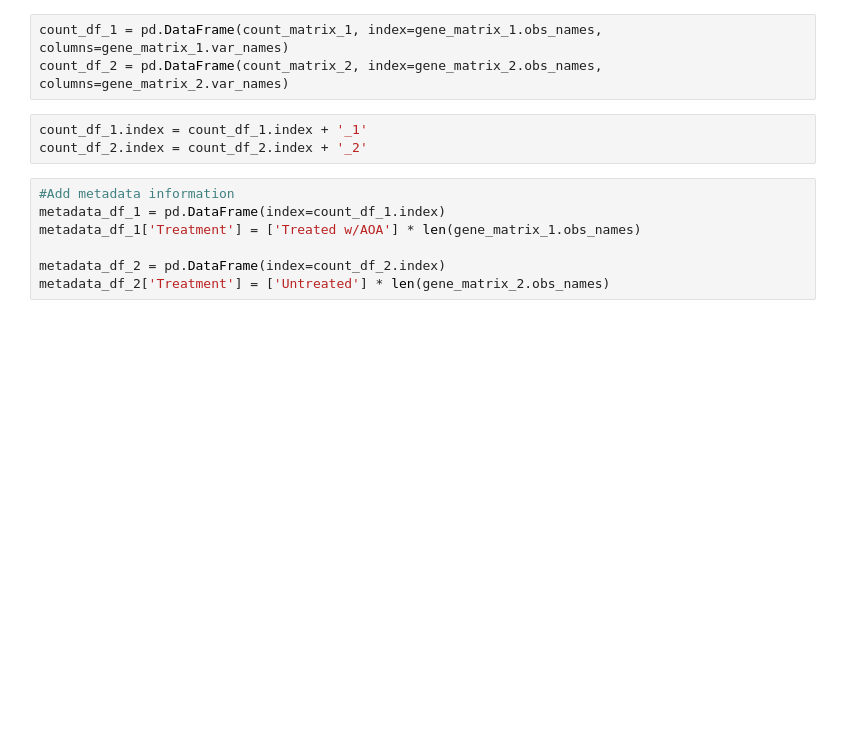
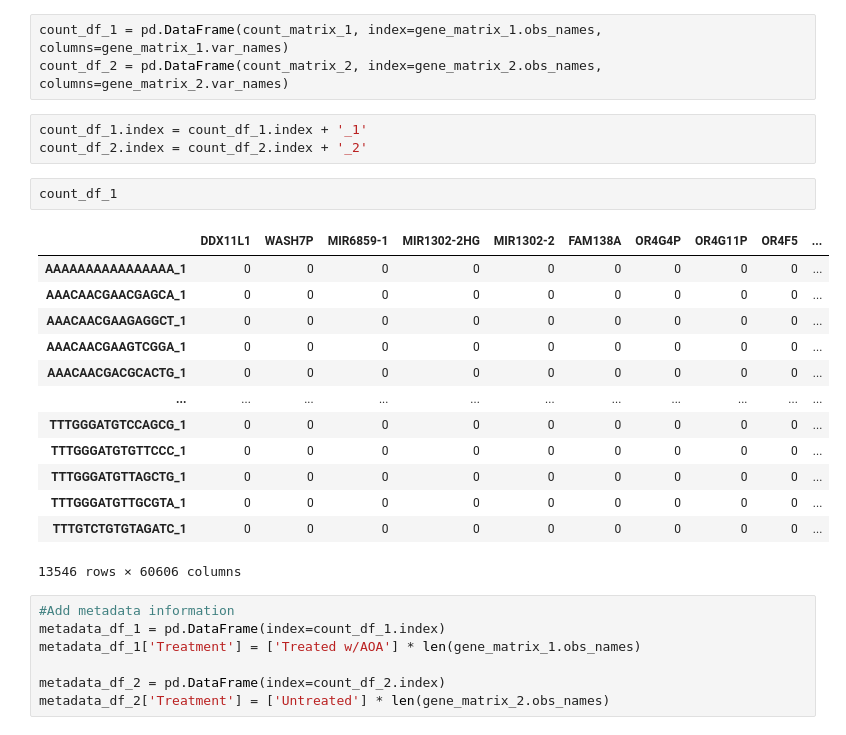
Before and after one commit to Droslj/scATAC-seq-complete-, a Jupyter notebook: scATAC_seq_(1)_DA_PyDESeq2.ipynb, the cells around one changed output. Drawn from its saved outputs; the diff is of its cells as text; blank space fills up the shorter version.

```diff
--- a/scATAC_seq_(1)_DA_PyDESeq2.ipynb
+++ b/scATAC_seq_(1)_DA_PyDESeq2.ipynb
@@ -234,6 +188,22 @@ count_df_2 = pd.DataFrame(count_matrix_2, index=gene_matrix_2.obs_names, columns
 # %%
 count_df_1.index = count_df_1.index + '_1'
 count_df_2.index = count_df_2.index + '_2'
+# %%
+count_df_1
+# %% [output]
+|  | DDX11L1 | WASH7P | MIR6859-1 | MIR1302-2HG | MIR1302-2 | FAM138A | OR4G4P | OR4G11P | OR4F5 | ... |
+| AAAAAAAAAAAAAAAA_1 | 0 | 0 | 0 | 0 | 0 | 0 | 0 | 0 | 0 | ... |
+| AAACAACGAACGAGCA_1 | 0 | 0 | 0 | 0 | 0 | 0 | 0 | 0 | 0 | ... |
+| AAACAACGAAGAGGCT_1 | 0 | 0 | 0 | 0 | 0 | 0 | 0 | 0 | 0 | ... |
+| AAACAACGAAGTCGGA_1 | 0 | 0 | 0 | 0 | 0 | 0 | 0 | 0 | 0 | ... |
+| AAACAACGACGCACTG_1 | 0 | 0 | 0 | 0 | 0 | 0 | 0 | 0 | 0 | ... |
+| ... | ... | ... | ... | ... | ... | ... | ... | ... | ... | ... |
+| TTTGGGATGTCCAGCG_1 | 0 | 0 | 0 | 0 | 0 | 0 | 0 | 0 | 0 | ... |
+| TTTGGGATGTGTTCCC_1 | 0 | 0 | 0 | 0 | 0 | 0 | 0 | 0 | 0 | ... |
+| TTTGGGATGTTAGCTG_1 | 0 | 0 | 0 | 0 | 0 | 0 | 0 | 0 | 0 | ... |
+| TTTGGGATGTTGCGTA_1 | 0 | 0 | 0 | 0 | 0 | 0 | 0 | 0 | 0 | ... |
+| TTTGTCTGTGTAGATC_1 | 0 | 0 | 0 | 0 | 0 | 0 | 0 | 0 | 0 | ... |
+13546 rows × 60606 columns
 # %%
 #Add metadata information
 metadata_df_1 = pd.DataFrame(index=count_df_1.index)
```
Also changed, not shown: parts of 32 cells of this notebook.
